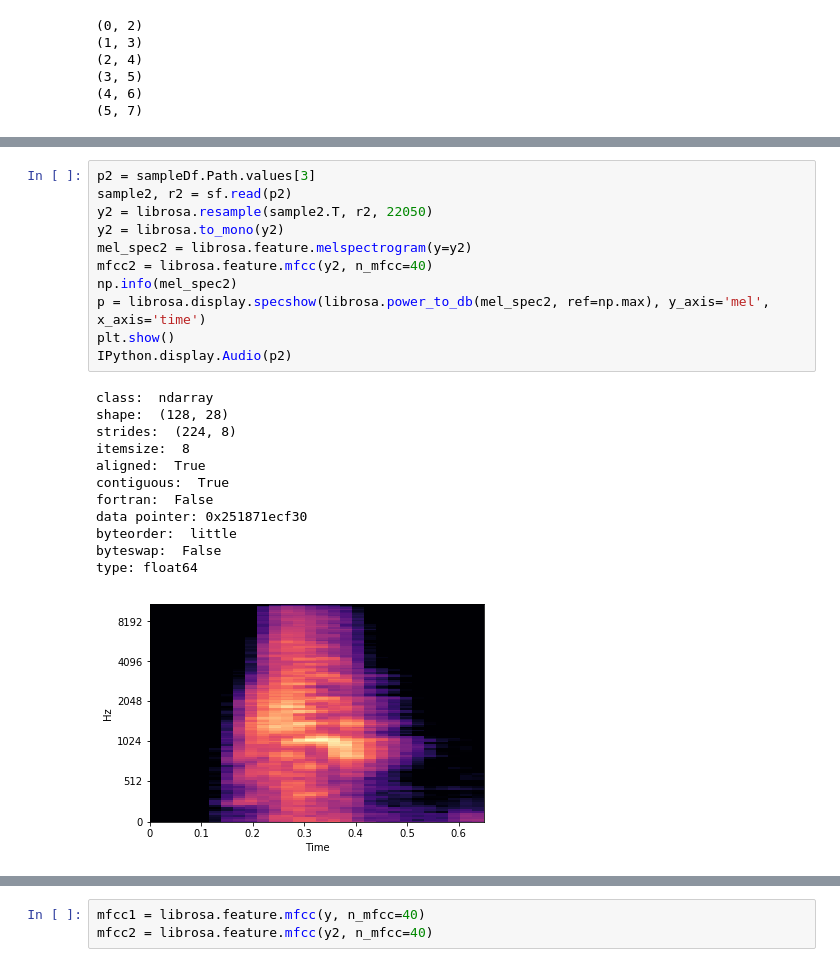
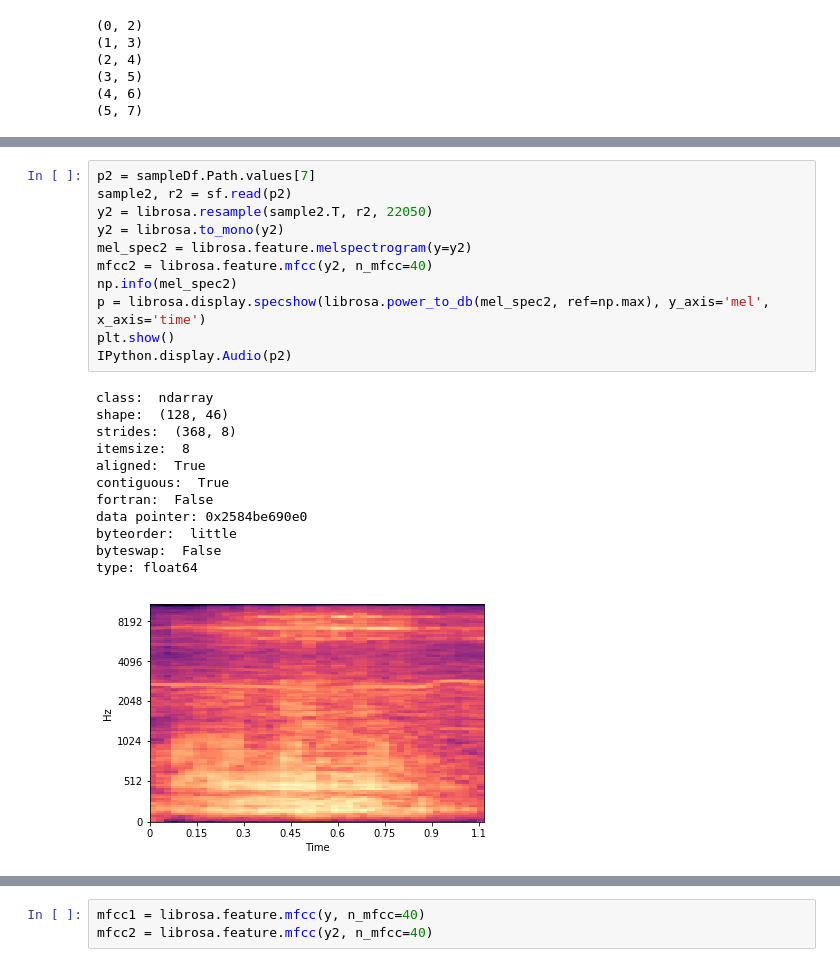
Before and after one commit to v2msLabs/ML1020-Course-Project, a Jupyter notebook: src/approach1.ipynb, the cells around one changed output, grey strips where cells are left out. Drawn from its saved outputs; the diff is of its cells as text.

```diff
--- a/src/approach1.ipynb
+++ b/src/approach1.ipynb
@@ -128,28 +128,28 @@ type: float64
 [interactive output not drawn]
 # %%
-p2 = sampleDf.Path.values[3]
+p2 = sampleDf.Path.values[7]
 sample2, r2 = sf.read(p2)
 y2 = librosa.resample(sample2.T, r2, 22050)
 y2 = librosa.to_mono(y2)
 mel_spec2 = librosa.feature.melspectrogram(y=y2)
 mfcc2 = librosa.feature.mfcc(y2, n_mfcc=40)
 np.info(mel_spec2)
 p = librosa.display.specshow(librosa.power_to_db(mel_spec2, ref=np.max), y_axis='mel', x_axis='time')
 plt.show()
 IPython.display.Audio(p2)
 # %% [output]
 class:  ndarray
-shape:  (128, 28)
-strides:  (224, 8)
+shape:  (128, 46)
+strides:  (368, 8)
 itemsize:  8
 aligned:  True
 contiguous:  True
 fortran:  False
-data pointer: 0x251871ecf30
+data pointer: 0x2584be690e0
 byteorder:  little
 byteswap:  False
 type: float64
-[figure, old version]
+[figure, new version]
 [interactive output not drawn]
 # %%
 mfcc1 = librosa.feature.mfcc(y, n_mfcc=40)
```
Also changed, not shown: parts of 8 cells of this notebook, 1 other file.
